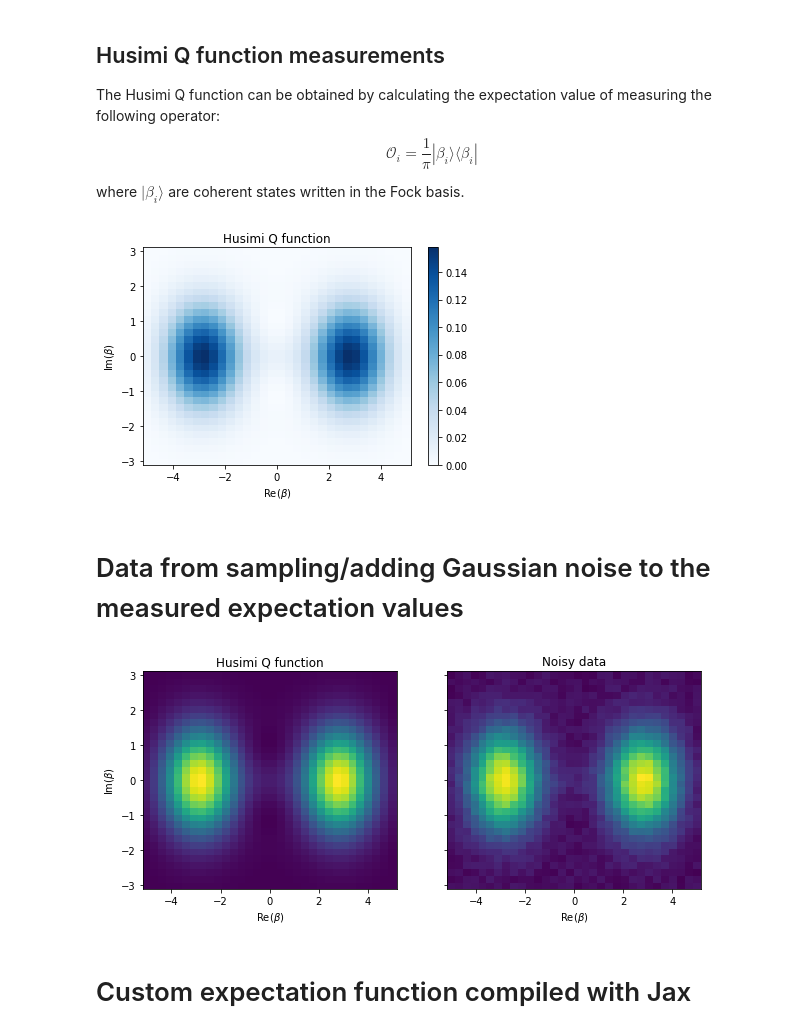
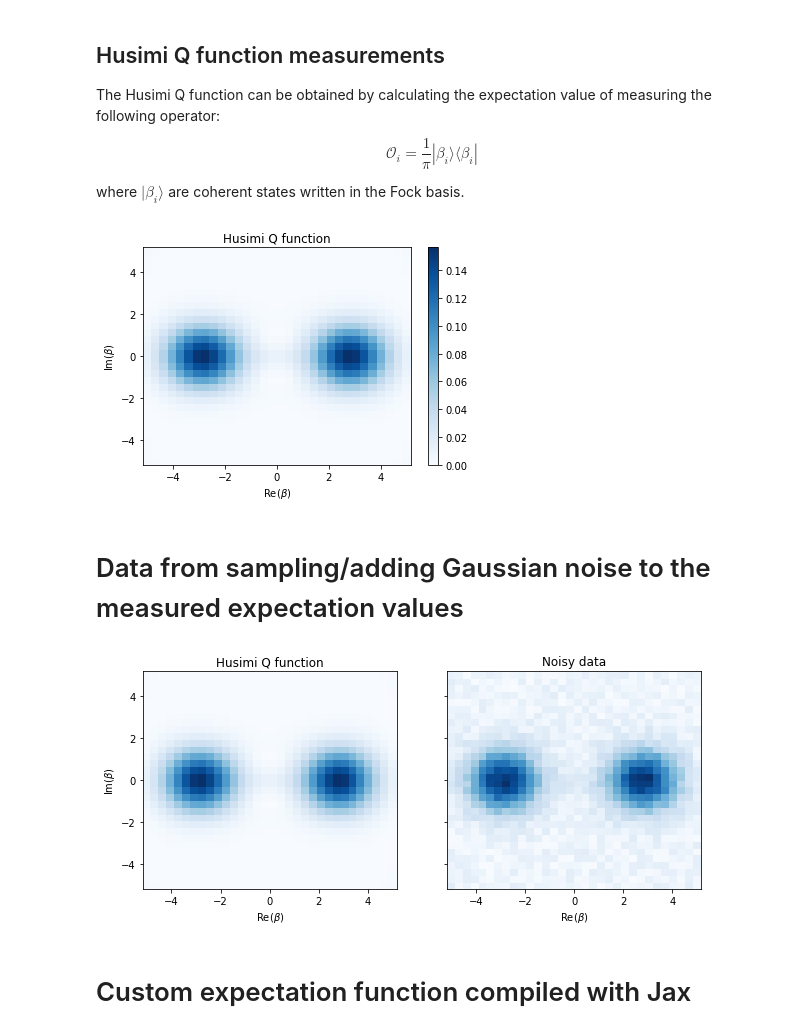
Before and after one commit to quantshah/qst-cgan, a Jupyter notebook: examples/nn-qst-with-jax.ipynb, the cells around one changed output. Saved outputs shown, nothing was run; the diff lists cells and outputs as text; code cells hidden in the pictures.

```diff
--- a/examples/nn-qst-with-jax.ipynb
+++ b/examples/nn-qst-with-jax.ipynb
@@ -98,7 +98,7 @@ where $|\beta_i \rangle $ are coherent states written in the Fock basis.
 grid = 32
 
 xvec = np.linspace(-5, 5, grid)
-yvec = np.linspace(-3, 3, grid)
+yvec = np.linspace(-5, 5, grid)
 
 X, Y = np.meshgrid(xvec, yvec)
 
@@ -119,26 +119,26 @@ plt.ylabel(r"Im($\beta$)")
 plt.title("Husimi Q function")
 plt.show()
 # %% [output]
-[figure, old version]
+[figure, new version]
 # %% [markdown]
 # Data from sampling/adding Gaussian noise to the measured expectation values
 # %%
-data = quasi_probabilities + np.random.uniform(-0.005, 0.005,
+data = quasi_probabilities + np.random.uniform(-0.009, 0.009,
                                                  size=len(quasi_probabilities))
 # %%
 fig, ax = plt.subplots(1, 2, figsize=(10, 4), sharex=True, sharey=True)
 
-ax[0].pcolor(xvec, yvec, quasi_probabilities.reshape((grid, grid)))
-ax[1].pcolor(xvec, yvec, data.reshape((grid, grid)))
+ax[0].pcolor(xvec, yvec, quasi_probabilities.reshape((grid, grid)), cmap="Blues")
+ax[1].pcolor(xvec, yvec, data.reshape((grid, grid)),  cmap="Blues")
 
 ax[0].set_xlabel(r"Re($\beta$)")
 ax[1].set_xlabel(r"Re($\beta$)")
 ax[0].set_ylabel(r"Im($\beta$)")
 ax[0].set_title("Husimi Q function")
 ax[1].set_title("Noisy data")
 plt.show()
 # %% [output]
-[figure, old version]
+[figure, new version]
 # %% [markdown]
 # Custom expectation function compiled with Jax
 # %%
```
Also changed, not shown: parts of 9 cells of this notebook.
